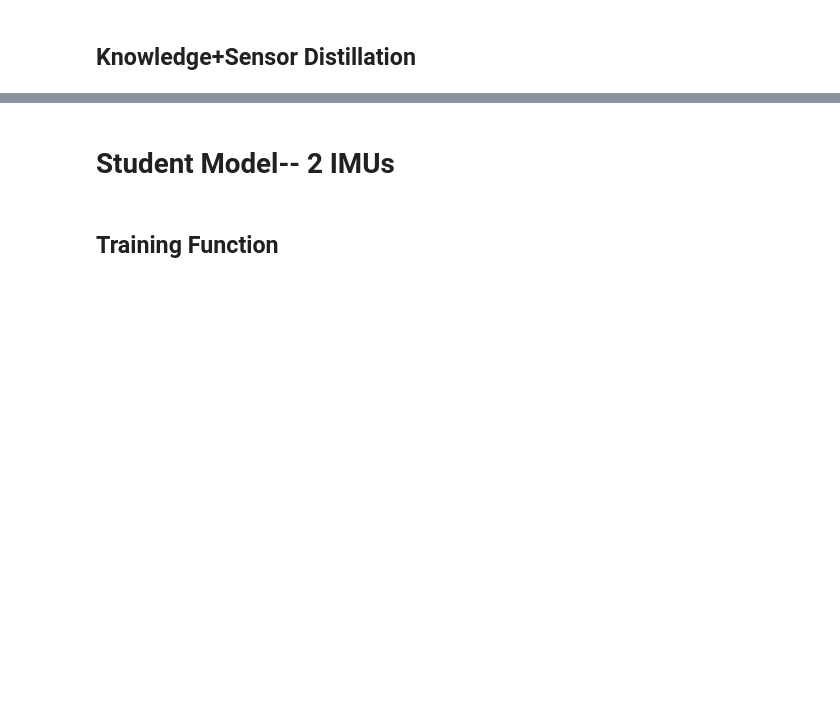
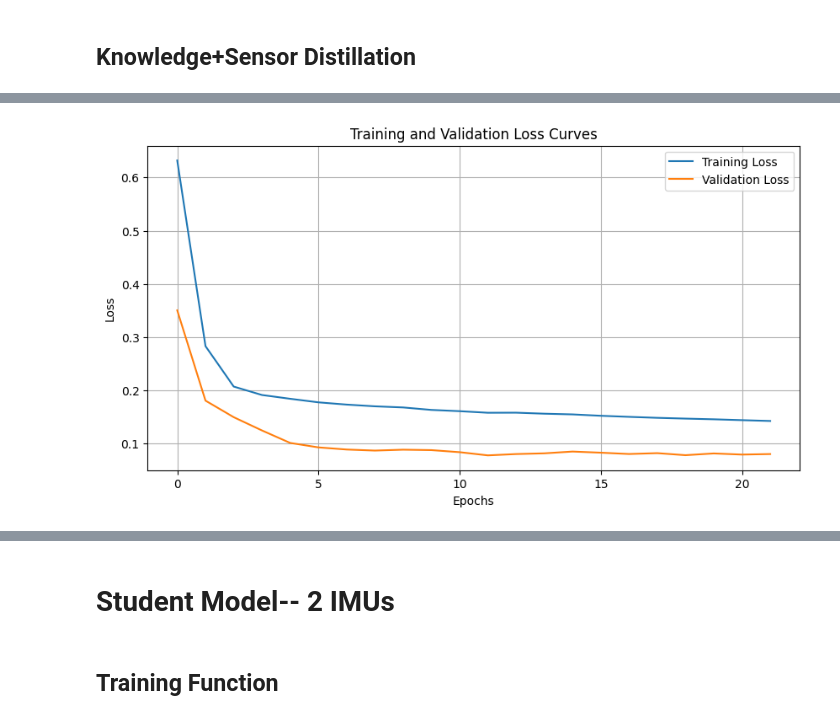
Before and after one commit to stevenc15/SD1-project, a Jupyter notebook: ml/examples/Vanilla_SD.ipynb, the cells around one changed output, grey strips where cells are left out. Drawn from its saved outputs; the diff is of its cells as text; code cells hidden in the pictures; blank space fills up the shorter version.

```diff
--- a/ml/examples/Vanilla_SD.ipynb
+++ b/ml/examples/Vanilla_SD.ipynb
@@ -1134,5 +1148,5 @@ Training time: 372.9794714450836 seconds
 # %%
-mm_teacher= teacher(24,24,8)
+mm_teacher= teacher(21,21,3)
 mm_teacher.load_state_dict(torch.load('model_teacher.pth'))
 mm_teacher.to(device)
 
@@ -1608,10 +1657,11 @@ class student_1_KD(nn.Module):
 lr = 0.001
 student = student_1_KD(3,3)
 
-teacher_trained= teacher(24,24,8)
+teacher_trained= teacher(21,21,3)
 teacher_trained.load_state_dict(torch.load('model_teacher.pth'))
 teacher_trained.to(device)
 alpha=0.01
 beta=0.01
 
 student_KD= train_student_1(device, alpha, beta, train_loader, val_loader, lr,40, student, 'student_1_KD.pth', teacher_trained)
+# %% [output]
@@ -1618,3 +1685,4 @@ student_KD= train_student_1(device, alpha, beta, train_loader, val_loader, lr,40
+[figure, added]
 # %%
 mm_student_1= student_1_KD(3,3)
 mm_student_1.load_state_dict(torch.load('student_1_KD.pth'))
```
Also changed, not shown: parts of 36 cells of this notebook, 11 other files.
